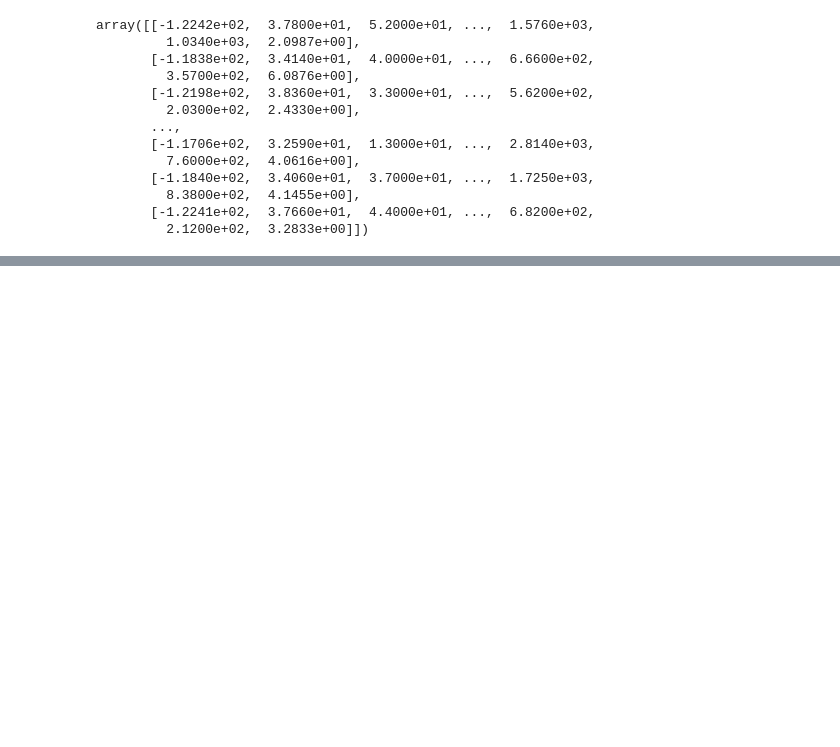
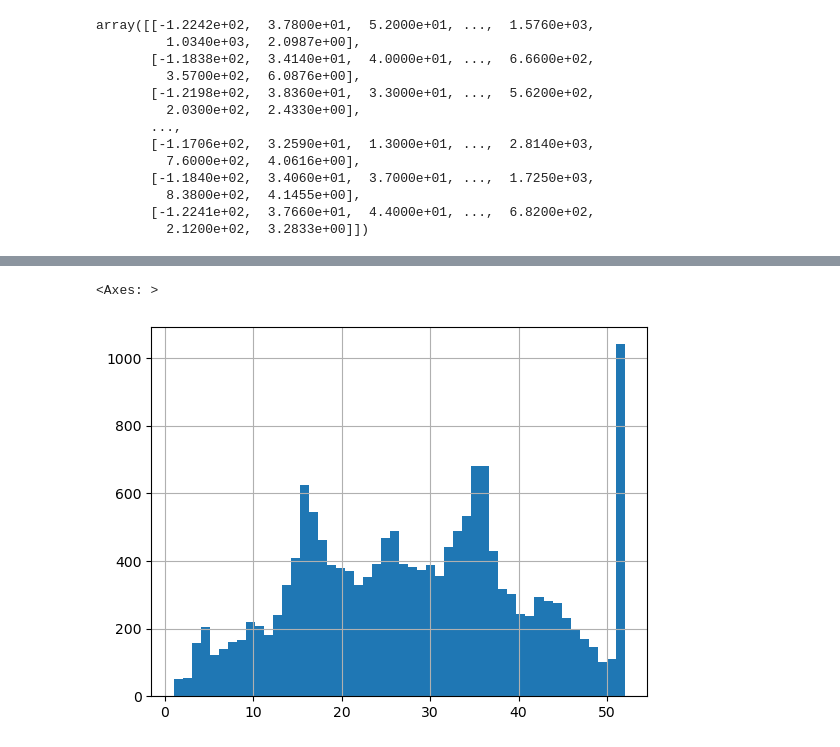
Before and after one commit to chorna111/WUM, a Jupyter notebook: notebooks/02_pierwszy_projekt_uczenia_maszynowego.ipynb, the cells around one changed output, grey strips where cells are left out. Cells and saved outputs as stored; diff of their text form; code cells hidden in the pictures; blank space fills up the shorter version.

```diff
--- a/notebooks/02_pierwszy_projekt_uczenia_maszynowego.ipynb
+++ b/notebooks/02_pierwszy_projekt_uczenia_maszynowego.ipynb
@@ -431,0 +626,7 @@ X_train_num_min_max_scaled=min_max_scaler.fit_transform(X_train_num)
+# %%
+X_train.drop('median_income_percentile',axis=1,inplace=True)
+# %%
+X_train['housing_median_age'].hist(bins=50)
+# %% [output]
+<Axes: >
+[figure, added]
```
Also changed, not shown: parts of 28 cells of this notebook.
